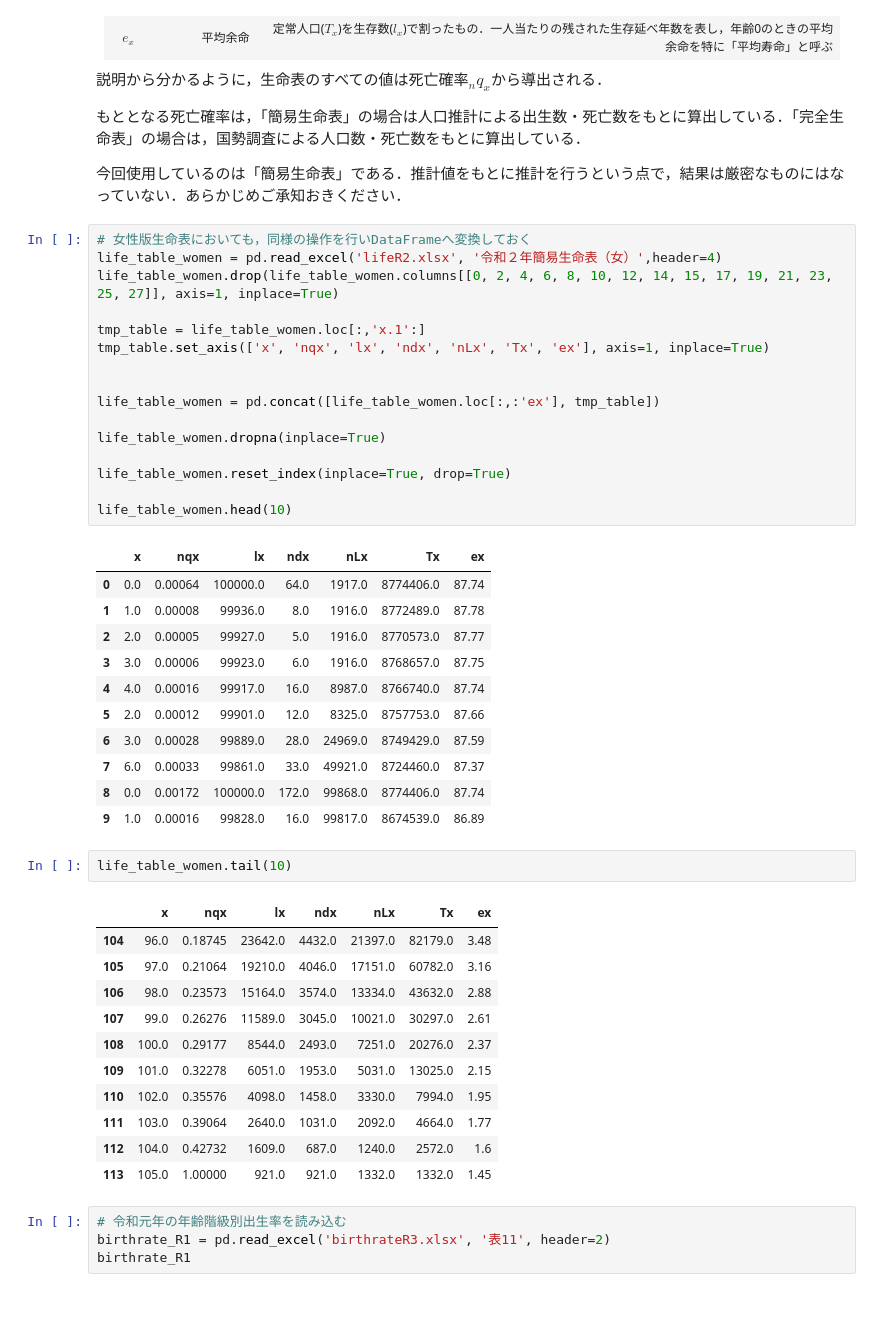
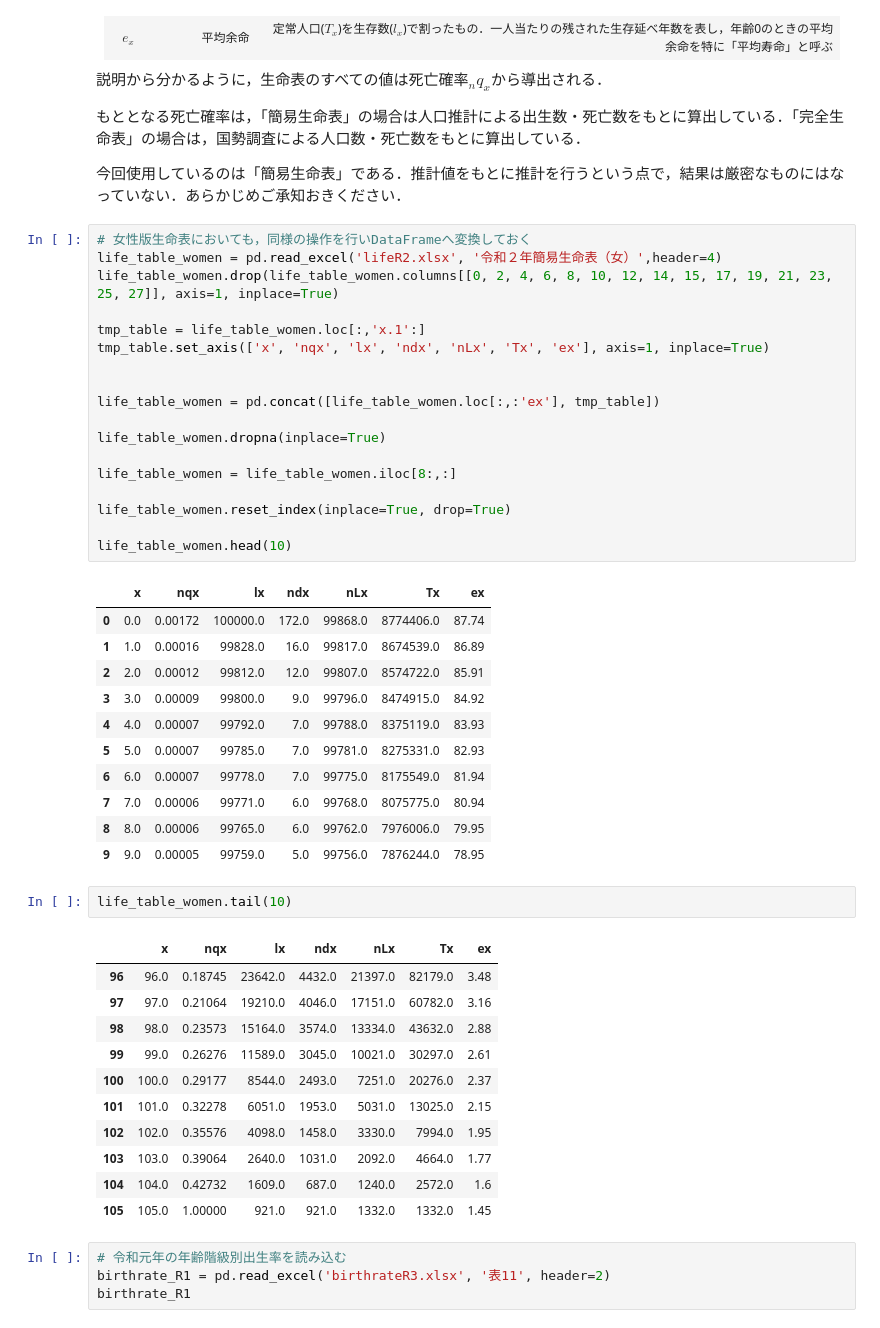
Before and after one commit to kiyoyoki/populationEstimation, a Jupyter notebook: populationEstimation.ipynb, the cells around one changed output. Drawn from its saved outputs; the diff is of its cells as text.

```diff
--- a/populationEstimation.ipynb
+++ b/populationEstimation.ipynb
@@ -141,45 +141,47 @@ plt.plot(life_table_man.loc[:,'x'], life_table_man.loc[:,'lx'])
 # %%
 # 女性版生命表においても，同様の操作を行いDataFrameへ変換しておく
 life_table_women = pd.read_excel('lifeR2.xlsx', '令和２年簡易生命表（女）',header=4)
 life_table_women.drop(life_table_women.columns[[0, 2, 4, 6, 8, 10, 12, 14, 15, 17, 19, 21, 23, 25, 27]], axis=1, inplace=True)
 
 tmp_table = life_table_women.loc[:,'x.1':]
 tmp_table.set_axis(['x', 'nqx', 'lx', 'ndx', 'nLx', 'Tx', 'ex'], axis=1, inplace=True)
 
 
 life_table_women = pd.concat([life_table_women.loc[:,:'ex'], tmp_table])
 
 life_table_women.dropna(inplace=True)
 
+life_table_women = life_table_women.iloc[8:,:]
+
 life_table_women.reset_index(inplace=True, drop=True)
 
 life_table_women.head(10)
 # %% [output]
 |  | x | nqx | lx | ndx | nLx | Tx | ex |
-| 0 | 0.0 | 0.00064 | 100000.0 | 64.0 | 1917.0 | 8774406.0 | 87.74 |
-| 1 | 1.0 | 0.00008 | 99936.0 | 8.0 | 1916.0 | 8772489.0 | 87.78 |
-| 2 | 2.0 | 0.00005 | 99927.0 | 5.0 | 1916.0 | 8770573.0 | 87.77 |
-| 3 | 3.0 | 0.00006 | 99923.0 | 6.0 | 1916.0 | 8768657.0 | 87.75 |
-| 4 | 4.0 | 0.00016 | 99917.0 | 16.0 | 8987.0 | 8766740.0 | 87.74 |
-| 5 | 2.0 | 0.00012 | 99901.0 | 12.0 | 8325.0 | 8757753.0 | 87.66 |
-| 6 | 3.0 | 0.00028 | 99889.0 | 28.0 | 24969.0 | 8749429.0 | 87.59 |
-| 7 | 6.0 | 0.00033 | 99861.0 | 33.0 | 49921.0 | 8724460.0 | 87.37 |
-| 8 | 0.0 | 0.00172 | 100000.0 | 172.0 | 99868.0 | 8774406.0 | 87.74 |
-| 9 | 1.0 | 0.00016 | 99828.0 | 16.0 | 99817.0 | 8674539.0 | 86.89 |
+| 0 | 0.0 | 0.00172 | 100000.0 | 172.0 | 99868.0 | 8774406.0 | 87.74 |
+| 1 | 1.0 | 0.00016 | 99828.0 | 16.0 | 99817.0 | 8674539.0 | 86.89 |
+| 2 | 2.0 | 0.00012 | 99812.0 | 12.0 | 99807.0 | 8574722.0 | 85.91 |
+| 3 | 3.0 | 0.00009 | 99800.0 | 9.0 | 99796.0 | 8474915.0 | 84.92 |
+| 4 | 4.0 | 0.00007 | 99792.0 | 7.0 | 99788.0 | 8375119.0 | 83.93 |
+| 5 | 5.0 | 0.00007 | 99785.0 | 7.0 | 99781.0 | 8275331.0 | 82.93 |
+| 6 | 6.0 | 0.00007 | 99778.0 | 7.0 | 99775.0 | 8175549.0 | 81.94 |
+| 7 | 7.0 | 0.00006 | 99771.0 | 6.0 | 99768.0 | 8075775.0 | 80.94 |
+| 8 | 8.0 | 0.00006 | 99765.0 | 6.0 | 99762.0 | 7976006.0 | 79.95 |
+| 9 | 9.0 | 0.00005 | 99759.0 | 5.0 | 99756.0 | 7876244.0 | 78.95 |
 # %%
 life_table_women.tail(10)
 # %% [output]
 |  | x | nqx | lx | ndx | nLx | Tx | ex |
-| 104 | 96.0 | 0.18745 | 23642.0 | 4432.0 | 21397.0 | 82179.0 | 3.48 |
-| 105 | 97.0 | 0.21064 | 19210.0 | 4046.0 | 17151.0 | 60782.0 | 3.16 |
-| 106 | 98.0 | 0.23573 | 15164.0 | 3574.0 | 13334.0 | 43632.0 | 2.88 |
-| 107 | 99.0 | 0.26276 | 11589.0 | 3045.0 | 10021.0 | 30297.0 | 2.61 |
-| 108 | 100.0 | 0.29177 | 8544.0 | 2493.0 | 7251.0 | 20276.0 | 2.37 |
-| 109 | 101.0 | 0.32278 | 6051.0 | 1953.0 | 5031.0 | 13025.0 | 2.15 |
-| 110 | 102.0 | 0.35576 | 4098.0 | 1458.0 | 3330.0 | 7994.0 | 1.95 |
-| 111 | 103.0 | 0.39064 | 2640.0 | 1031.0 | 2092.0 | 4664.0 | 1.77 |
-| 112 | 104.0 | 0.42732 | 1609.0 | 687.0 | 1240.0 | 2572.0 | 1.6 |
-| 113 | 105.0 | 1.00000 | 921.0 | 921.0 | 1332.0 | 1332.0 | 1.45 |
+| 96 | 96.0 | 0.18745 | 23642.0 | 4432.0 | 21397.0 | 82179.0 | 3.48 |
+| 97 | 97.0 | 0.21064 | 19210.0 | 4046.0 | 17151.0 | 60782.0 | 3.16 |
+| 98 | 98.0 | 0.23573 | 15164.0 | 3574.0 | 13334.0 | 43632.0 | 2.88 |
+| 99 | 99.0 | 0.26276 | 11589.0 | 3045.0 | 10021.0 | 30297.0 | 2.61 |
+| 100 | 100.0 | 0.29177 | 8544.0 | 2493.0 | 7251.0 | 20276.0 | 2.37 |
+| 101 | 101.0 | 0.32278 | 6051.0 | 1953.0 | 5031.0 | 13025.0 | 2.15 |
+| 102 | 102.0 | 0.35576 | 4098.0 | 1458.0 | 3330.0 | 7994.0 | 1.95 |
+| 103 | 103.0 | 0.39064 | 2640.0 | 1031.0 | 2092.0 | 4664.0 | 1.77 |
+| 104 | 104.0 | 0.42732 | 1609.0 | 687.0 | 1240.0 | 2572.0 | 1.6 |
+| 105 | 105.0 | 1.00000 | 921.0 | 921.0 | 1332.0 | 1332.0 | 1.45 |
 # %%
 # 令和元年の年齢階級別出生率を読み込む
 birthrate_R1 = pd.read_excel('birthrateR3.xlsx', '表11', header=2)
```
Also changed, not shown: parts of 5 cells of this notebook.
